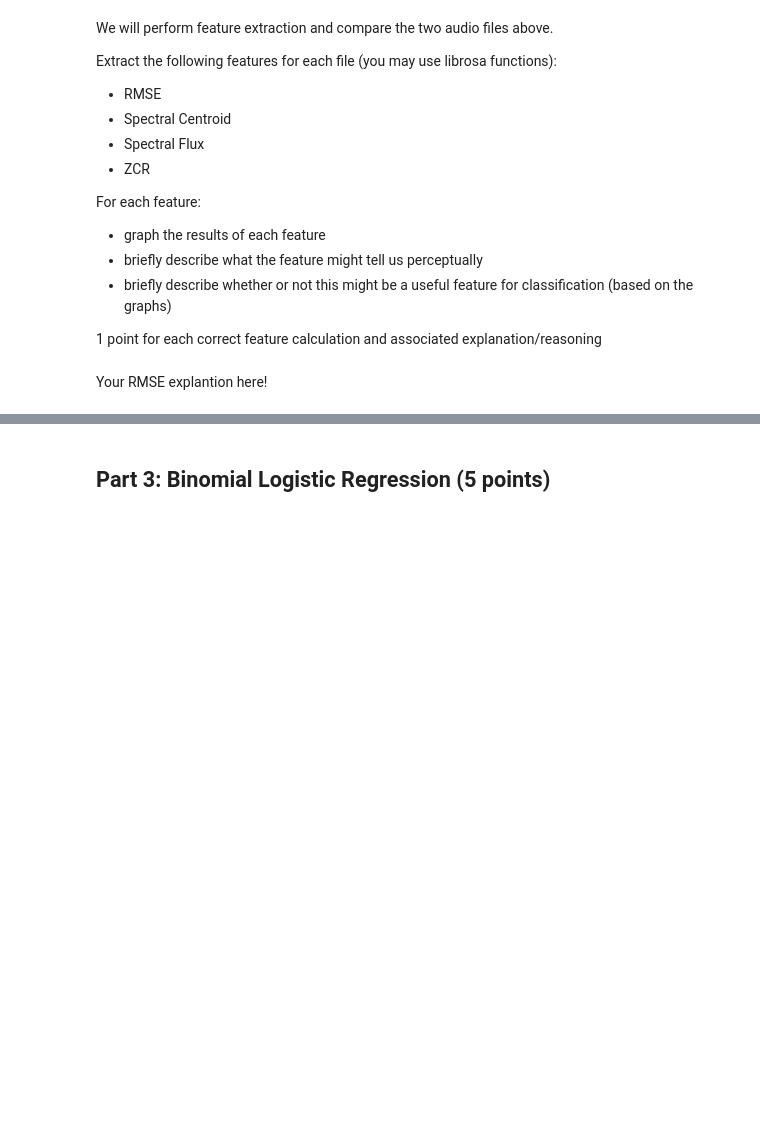
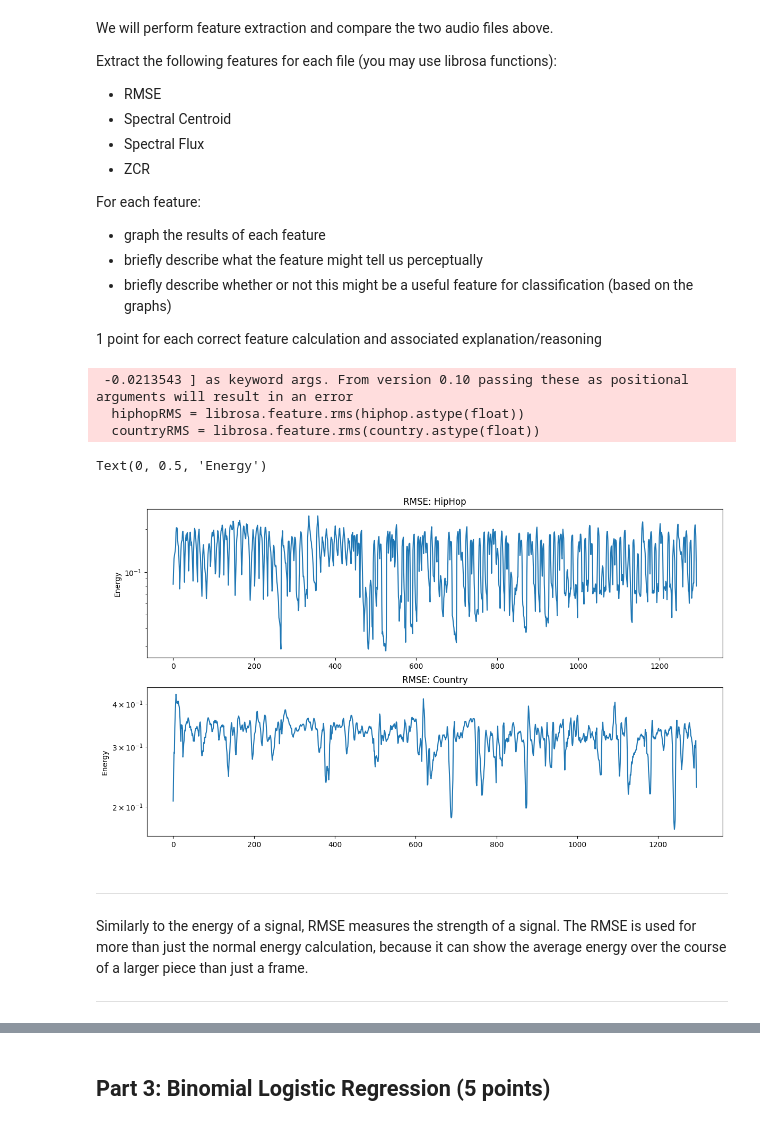
Before and after one commit to MrSesameSeed/AudioTechII, a Jupyter notebook: HW/HW3.ipynb, the cells around one changed output, grey strips where cells are left out. Drawn from its saved outputs; the diff is of its cells as text; code cells hidden in the pictures; blank space fills up the shorter version.

```diff
--- a/HW/HW3.ipynb
+++ b/HW/HW3.ipynb
@@ -122,11 +168,30 @@ For each feature:
 1 point for each correct feature calculation and associated explanation/reasoning
 # %%
 # RMSE for hiphop
+hiphopRMS = librosa.feature.rms(hiphop.astype(float))
 
 # RMSE for country
+countryRMS = librosa.feature.rms(country.astype(float))
+# plotting
 
-# plotting
+plt.figure(figsize = (14,8))
+plt.subplot(2,1,1)
+plt.semilogy(hiphopRMS[0])
+plt.title('RMSE: HipHop')
+plt.ylabel('Energy')
+plt.subplot(2,1,2)
+plt.semilogy(countryRMS[0])
+plt.title('RMSE: Country')
+plt.ylabel('Energy')
+# %% [output]
+ -0.0213543 ] as keyword args. From version 0.10 passing these as positional arguments will result in an error
+  hiphopRMS = librosa.feature.rms(hiphop.astype(float))
+  countryRMS = librosa.feature.rms(country.astype(float))
+Text(0, 0.5, 'Energy')
+[figure, added]
 # %% [markdown]
-Your RMSE explantion here!
+***************
+Similarly to the energy of a signal, RMSE measures the strength of a signal. The RMSE is used for more than just the normal energy calculation, because it can show the average energy over the course of a larger piece than just a frame.
+***************
 # %%
 # Spectral Centroid for hiphop
```
Also changed, not shown: parts of 14 cells of this notebook.
